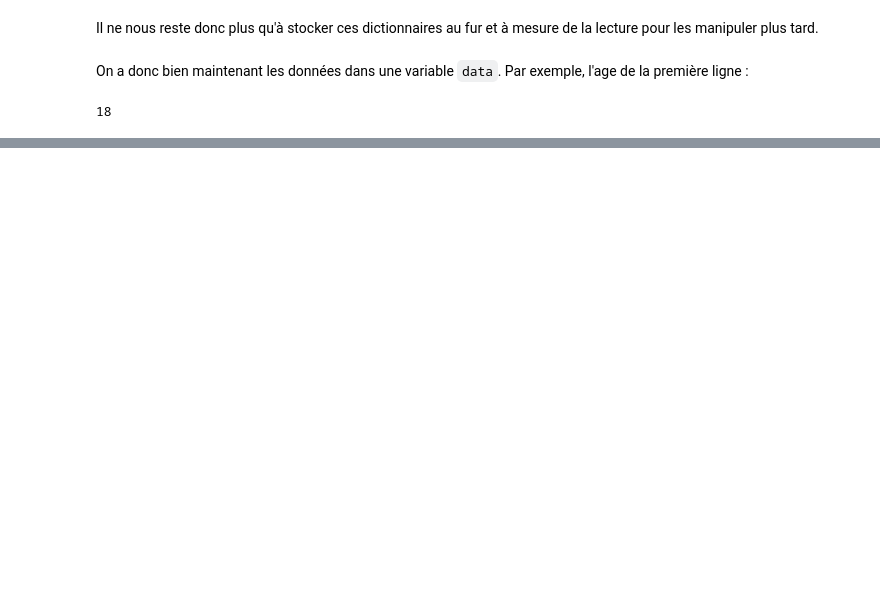
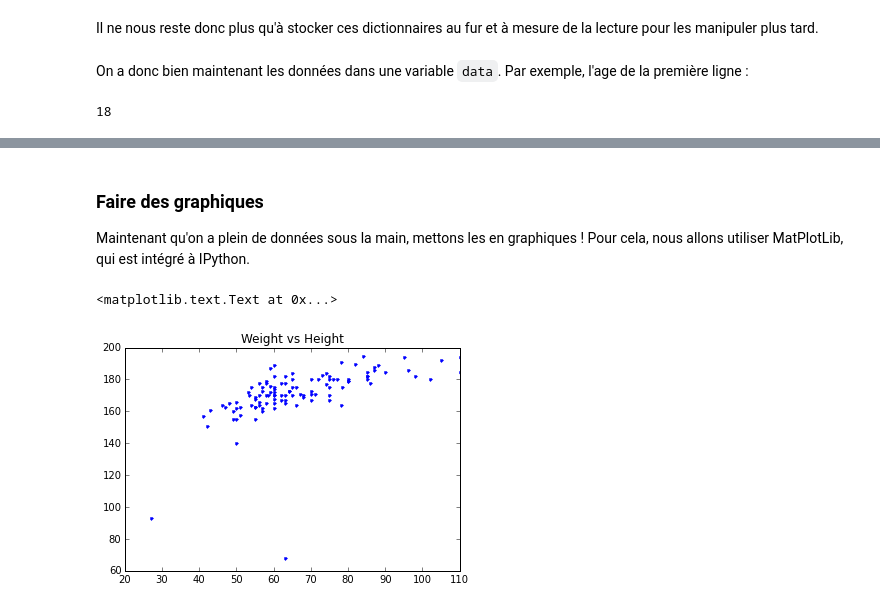
Before and after one commit to HackYourResearch/ateliers-open-geek, a Jupyter notebook: atelier6.ipynb, the cells around one changed output, grey strips where cells are left out. Cells and saved outputs as stored; diff of their text form; code cells hidden in the pictures; blank space fills up the shorter version.

Commit message:
Update atelier6.ipynb with data improvment, output and plotting

```diff
--- a/atelier6.ipynb
+++ b/atelier6.ipynb
@@ -227,0 +271,4 @@ print(data[0]['Age'])
+# %%
+for entry in data:
+    bmi = entry['Weight'] / ((entry['Height']/100)**2)
+    entry['BMI'] = bmi
@@ -227,0 +341,9 @@ print(data[0]['Age'])
+# %%
+with open('Atelier_6/bmi_classification.csv', 'w') as bmi_file:
+    # Utilisons les clés de la première classe comme liste de nos entêtes
+    headers = bmi_classification[0].keys()
+    # Préparons un "writer" CSV
+    writer = csv.DictWriter(bmi_file, fieldnames=headers, delimiter=',', quotechar='"')
+    writer.writeheader()
+    for elt in bmi_classification:
+        writer.writerow(elt)
@@ -227,0 +354,18 @@ print(data[0]['Age'])
+# %%
+def get_bmi_classification(value):
+    """ This method return a tupple giving the class_id and the label associated to given BMI value """
+    for elt in bmi_classification:
+        if elt['min'] <= value < elt['max']:
+            return elt['class_id'], elt['label']
+    else:
+        # Si aucune classe ne correspond
+        return None, None
+# %%
+for entry in data:
+    class_id, label = get_bmi_classification(entry['BMI'])
+    entry['BMI_class'] = class_id
+# %% [markdown]
+### Faire des graphiques
+
+Maintenant qu'on a plein de données sous la main, mettons les en graphiques !
+Pour cela, nous allons utiliser MatPlotLib, qui est intégré à IPython.
@@ -227,0 +378,10 @@ print(data[0]['Age'])
+# %%
+# Créons maintenant les objets que l'on veut afficher, par exemple exprimer le poids en fonction de la taille des individus
+x = [entry['Weight'] for entry in data]
+y = [entry['Height'] for entry in data]
+# Puis créons le graphique !
+plt.plot(x, y, '.')
+plt.title('Weight vs Height')
+# %% [output]
+<matplotlib.text.Text at 0x...>
+[figure, added]
```
Also changed, not shown: parts of 20 cells of this notebook.
